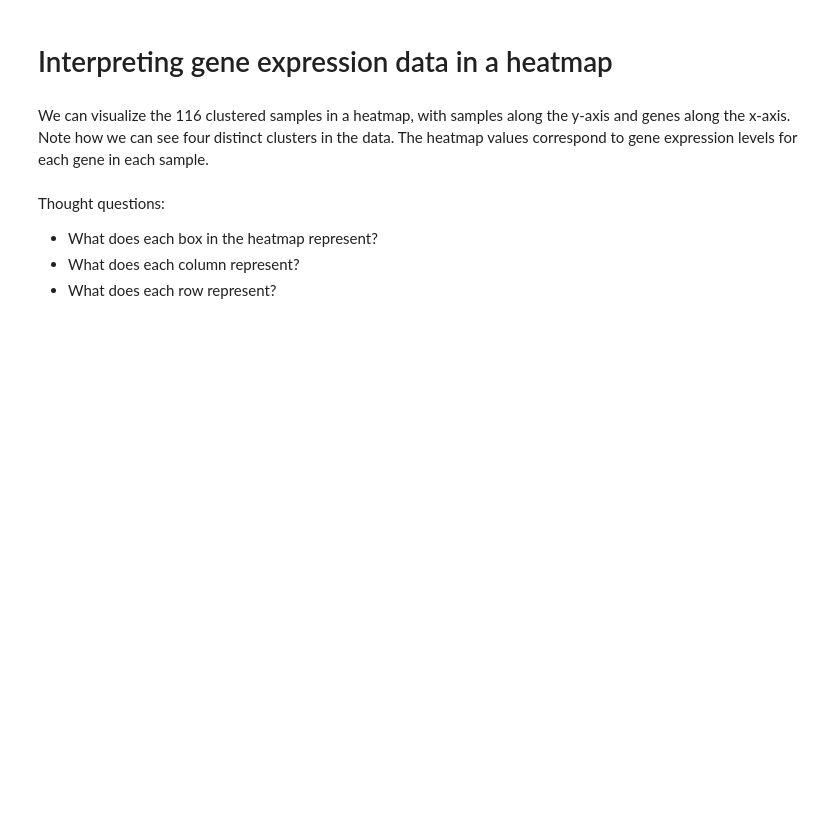
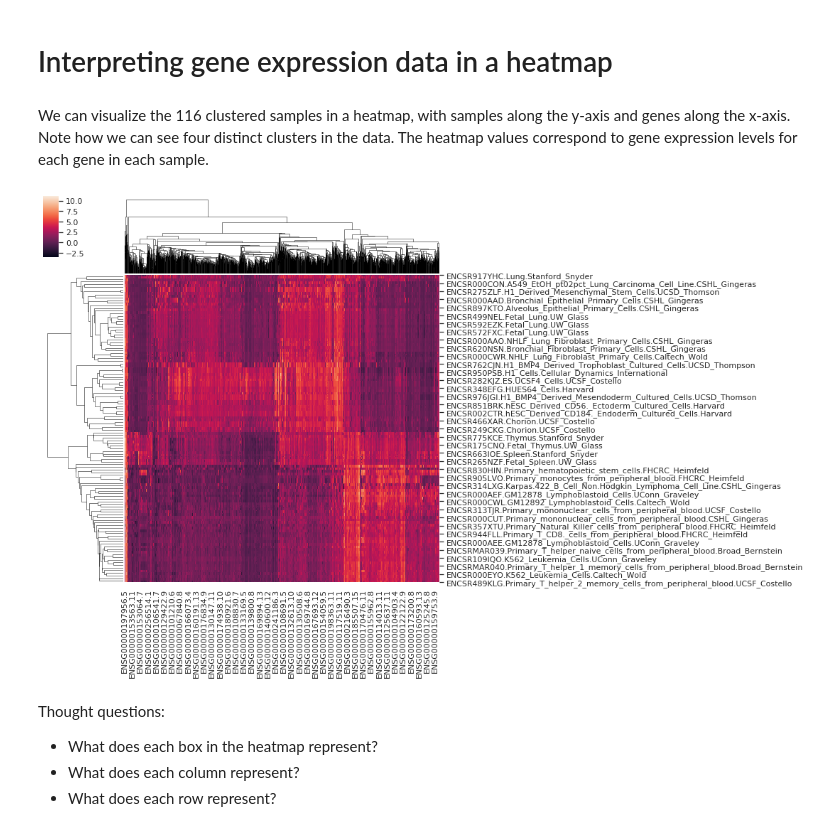
Before and after one commit to CArellG/humbio51, a Jupyter notebook: class_09_Kmeans_Clustering/9-Introduction to Kmeans clustering of samples.ipynb, the cells around one changed output. Cells and saved outputs as stored; diff of their text form; code cells hidden in the pictures; blank space fills up the shorter version.

```diff
--- a/class_09_Kmeans_Clustering/9-Introduction to Kmeans clustering of samples.ipynb
+++ b/class_09_Kmeans_Clustering/9-Introduction to Kmeans clustering of samples.ipynb
@@ -242,7 +339,9 @@ HTML('<iframe width="560" height="315" src="https://www.youtube.com/embed/oMtDyO
 # %% [markdown]
 We can visualize the 116 clustered samples in a heatmap, with samples along the y-axis and genes along the x-axis.  Note how we can see four distinct clusters  in the data. The heatmap values correspond to gene expression levels for each gene in each sample.
 # %%
-plot_heatmap(data_transposed)
+plot_heatmap(rnaseq_data_transposed)
+# %% [output]
+[figure, added]
 # %% [markdown]
 Thought questions:
 * What does each box in the heatmap represent?
```
Also changed, not shown: parts of 24 cells of this notebook, 2 other files.
